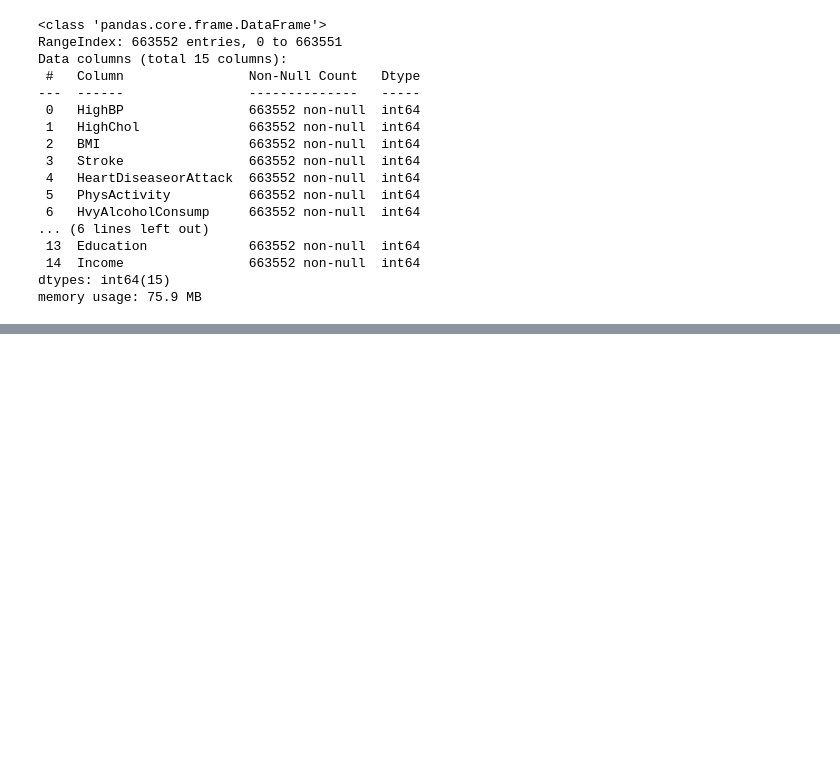
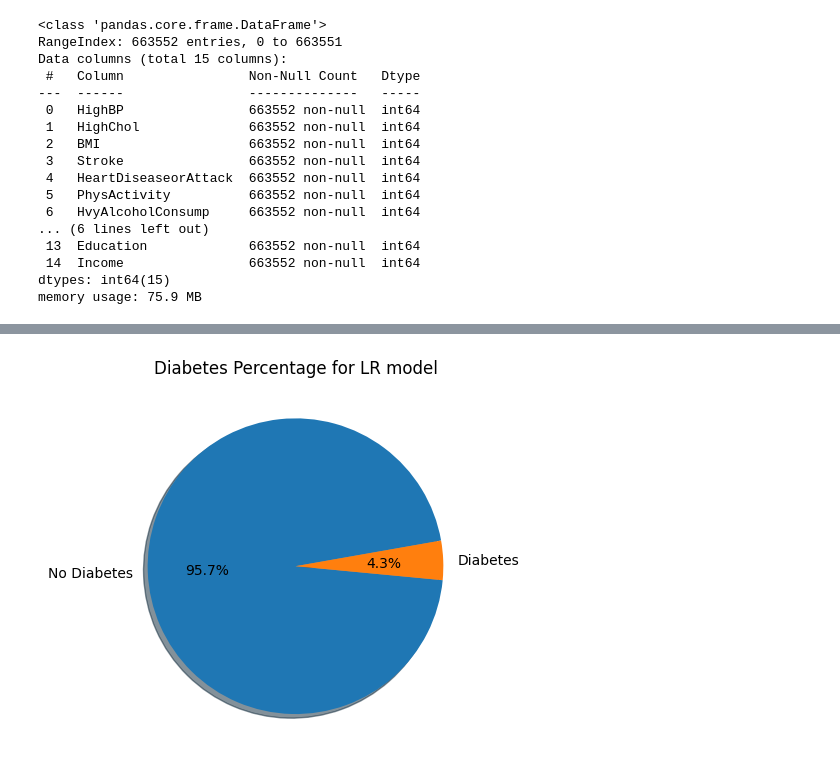
Before and after one commit to soonnyla/Capstone-Diabetes, a Jupyter notebook: DiabetesPrediction.ipynb, the cells around one changed output, grey strips where cells are left out. Cells and saved outputs as stored; diff of their text form; code cells hidden in the pictures; blank space fills up the shorter version.

```diff
--- a/DiabetesPrediction.ipynb
+++ b/DiabetesPrediction.ipynb
@@ -1584,0 +1677,10 @@ plt.show()
+# %%
+
+labels = ['No Diabetes', 'Diabetes']
+
+fig, ax = plt.subplots()
+ax.pie(combinations_df['QAlrPrediction'].value_counts(), labels=labels, autopct='%1.1f%%', shadow=True, startangle=10)
+ax.set_title('Diabetes Percentage for LR model')
+plt.show()
+# %% [output]
+[figure, added]
```
Also changed, not shown: parts of 11 cells of this notebook, 1 other file.
